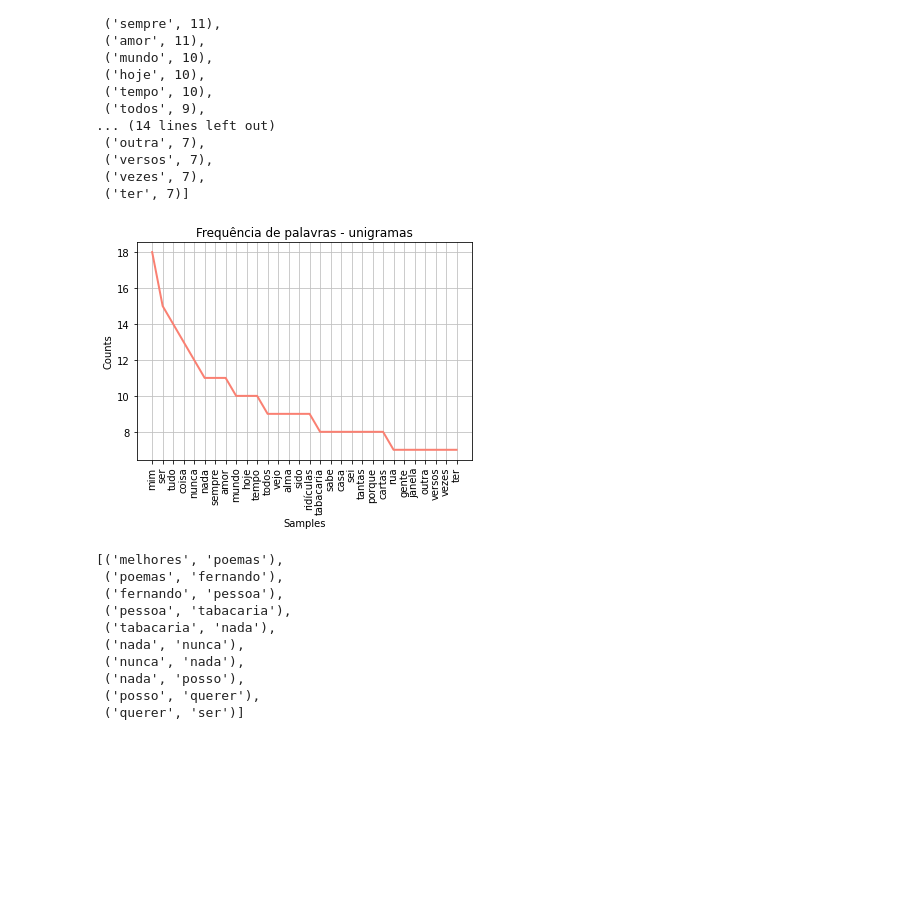
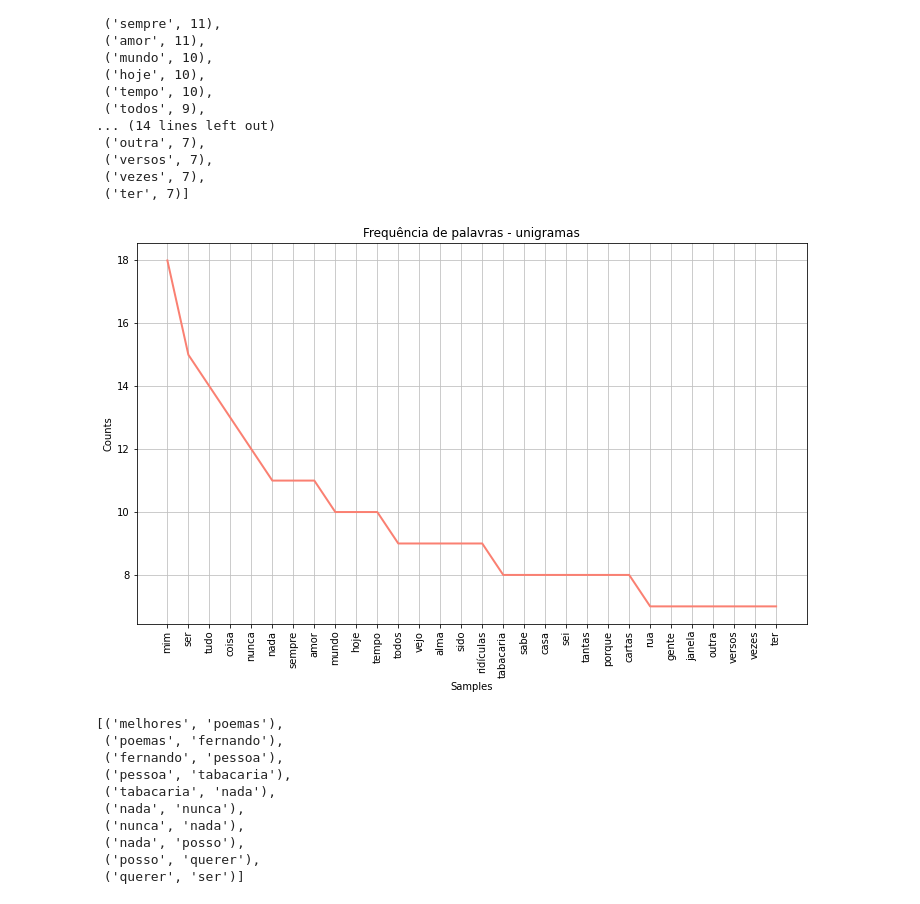
Before and after one commit to FGalvao77/Natural-Language-Processing-NLP-with-Python-using-NLTK---Poemas-de-Fernando-Pesssoa, a Jupyter notebook: Natural_Language_Processing_(NLP)_with_Python_using_NLTK_Poemas_de_Fernando_Pesssoa.ipynb, the cells around one changed output. Drawn from its saved outputs; the diff is of its cells as text; code cells hidden in the pictures; blank space fills up the shorter version.

```diff
--- a/Natural_Language_Processing_(NLP)_with_Python_using_NLTK_Poemas_de_Fernando_Pesssoa.ipynb
+++ b/Natural_Language_Processing_(NLP)_with_Python_using_NLTK_Poemas_de_Fernando_Pesssoa.ipynb
@@ -163,10 +171,11 @@ freq.most_common(30)  # visualizando as 30 palavras mais frequentes
 # %%
 # visualizando as 30 palavras mais frequentes - unigramas
+plt.figure(figsize=[12, 7])
 nlp_words = nltk.FreqDist(texto_tratado)
 plot1 = nlp_words.plot(30, color = 'salmon',
                        title = 'Frequência de palavras - unigramas')
 # %% [output]
-[figure, old version]
+[figure, new version]
 # %%
 # importando as funções "bigrams" e "trigrams"
 from nltk import bigrams, trigrams
```
Also changed, not shown: parts of 15 cells of this notebook.
